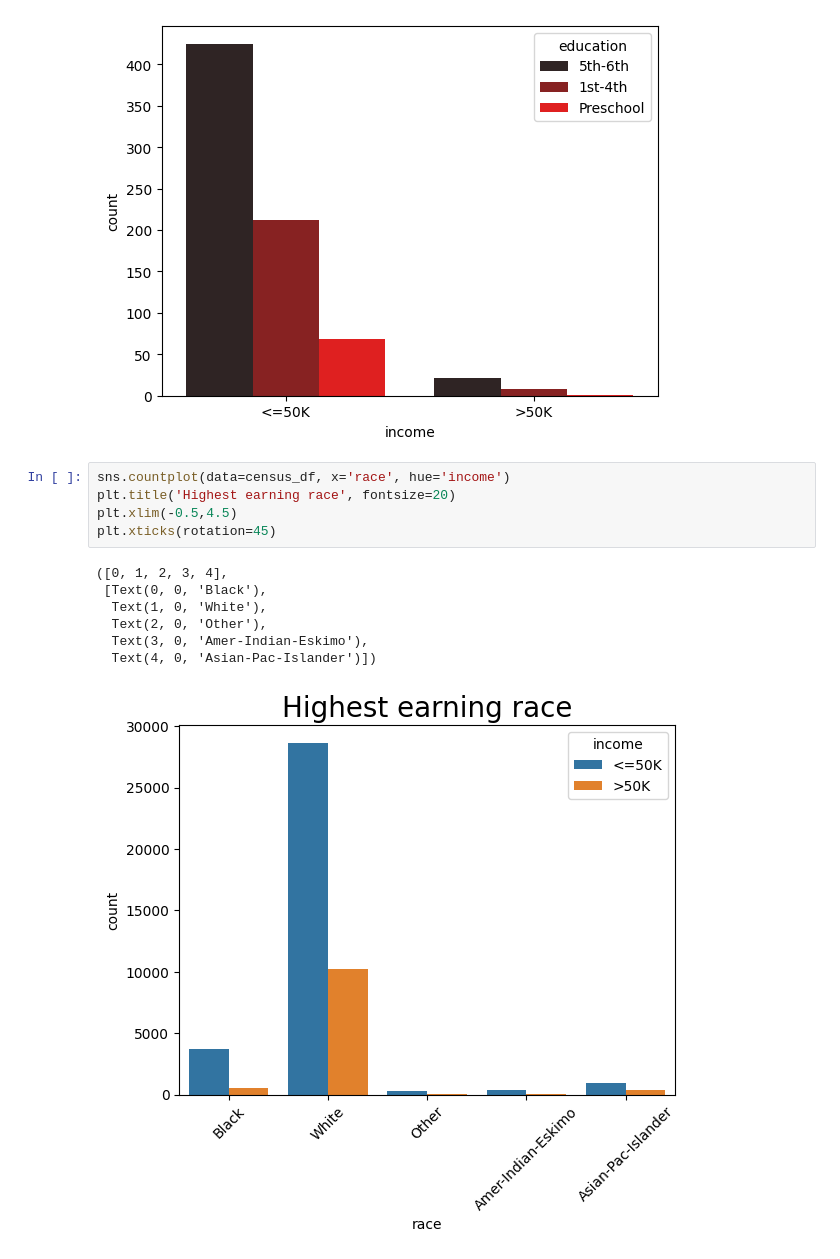
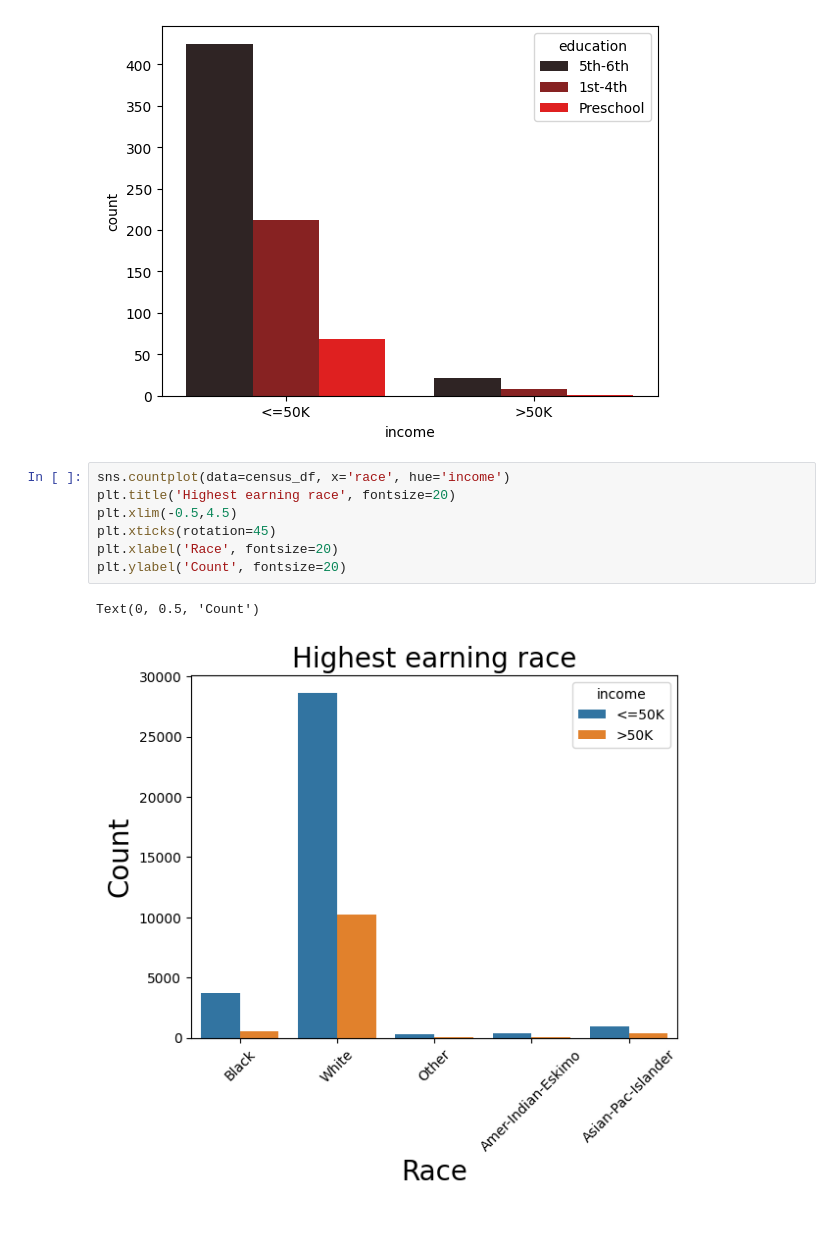
Before and after one commit to kodards/Census-DS-Project, a Jupyter notebook: census.ipynb, the cells around one changed output. Saved outputs shown, nothing was run; the diff lists cells and outputs as text; blank space fills up the shorter version.

```diff
--- a/census.ipynb
+++ b/census.ipynb
@@ -282,13 +282,10 @@ Setting a gradient palette using color= is deprecated and will be removed in v0.
 # %%
 sns.countplot(data=census_df, x='race', hue='income')
 plt.title('Highest earning race', fontsize=20)
 plt.xlim(-0.5,4.5)
 plt.xticks(rotation=45)
+plt.xlabel('Race', fontsize=20)
+plt.ylabel('Count', fontsize=20)
 # %% [output]
-([0, 1, 2, 3, 4],
- [Text(0, 0, 'Black'),
-  Text(1, 0, 'White'),
-  Text(2, 0, 'Other'),
-  Text(3, 0, 'Amer-Indian-Eskimo'),
-  Text(4, 0, 'Asian-Pac-Islander')])
+Text(0, 0.5, 'Count')
-[figure, old version]
+[figure, new version]
```
